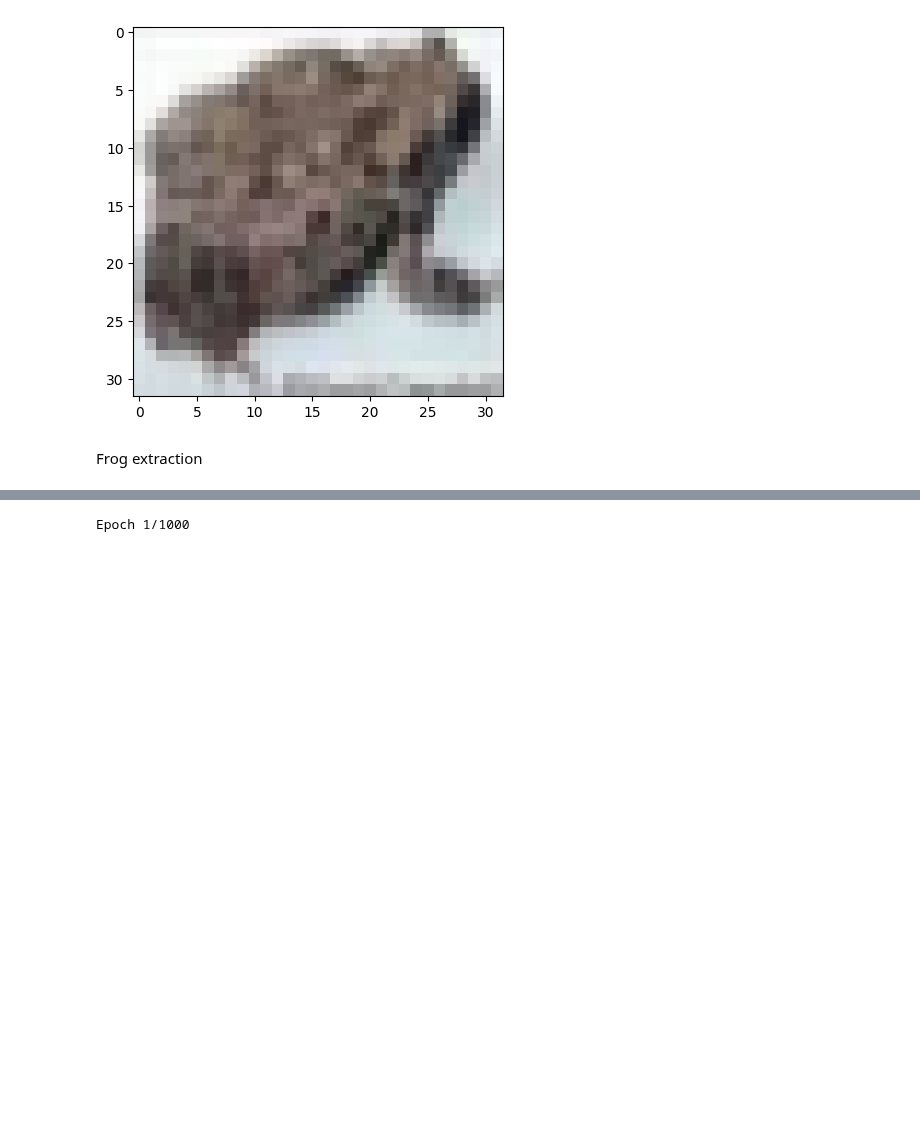
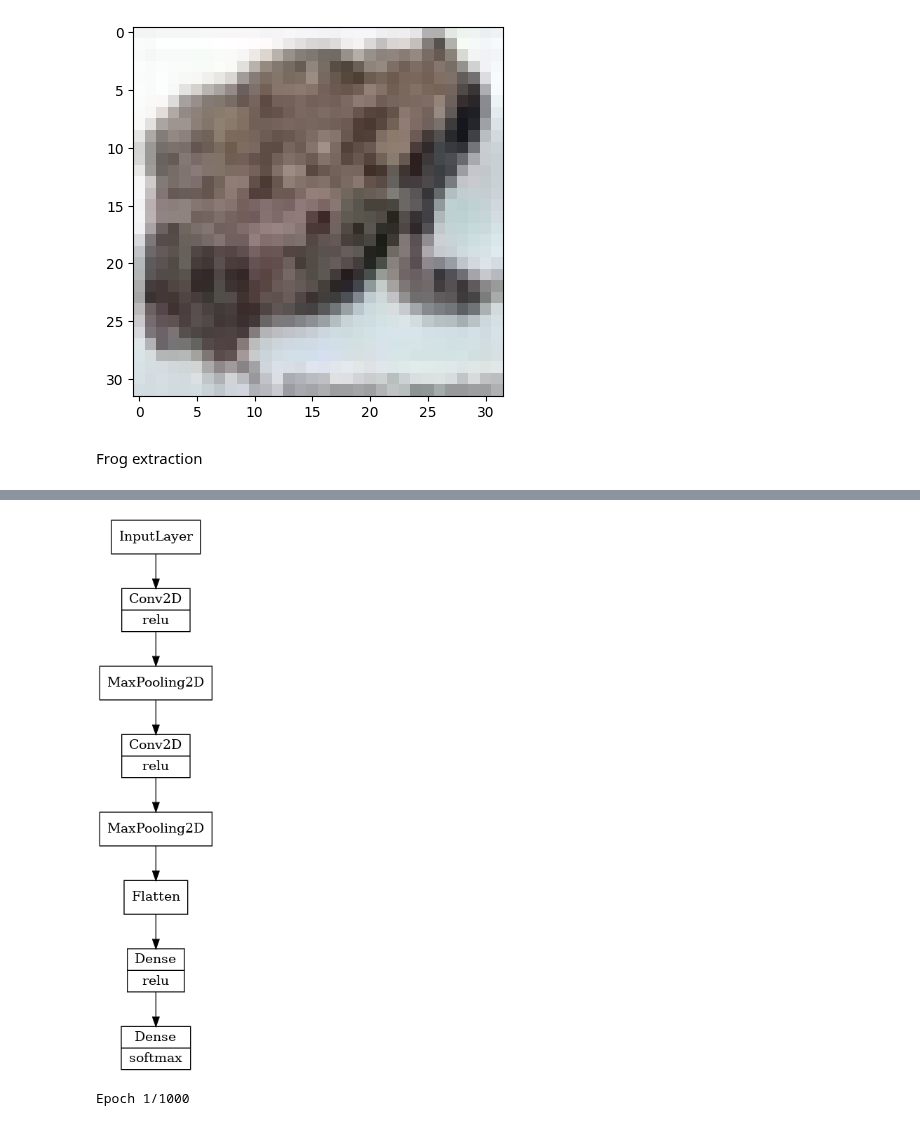
Before and after one commit to EfimSo/LossConvergence, a Jupyter notebook: CNN_Nacson.ipynb, the cells around one changed output, grey strips where cells are left out. Saved outputs shown, nothing was run; the diff lists cells and outputs as text; code cells hidden in the pictures; blank space fills up the shorter version.

```diff
--- a/CNN_Nacson.ipynb
+++ b/CNN_Nacson.ipynb
@@ -108,4 +172,5 @@ model.add(Dense(10, activation ="softmax"))
 
 optimizer = SGD(0.01)
 model.compile(loss ="categorical_crossentropy", optimizer=optimizer, metrics =["accuracy"])
+plot_model(model, show_layer_names=False, show_layer_activations=True)
 # %% [output]
@@ -130,3 +177,4 @@ Your kernel may have been built without NUMA support.
+[figure, added]
 # %%
 history = model.fit(X_train, Y_train_en, batch_size=100, epochs = 1000, verbose=1,validation_data=(X_test,Y_test_en))
 # %% [output]
```
Also changed, not shown: parts of 6 cells of this notebook, 3 other files.
